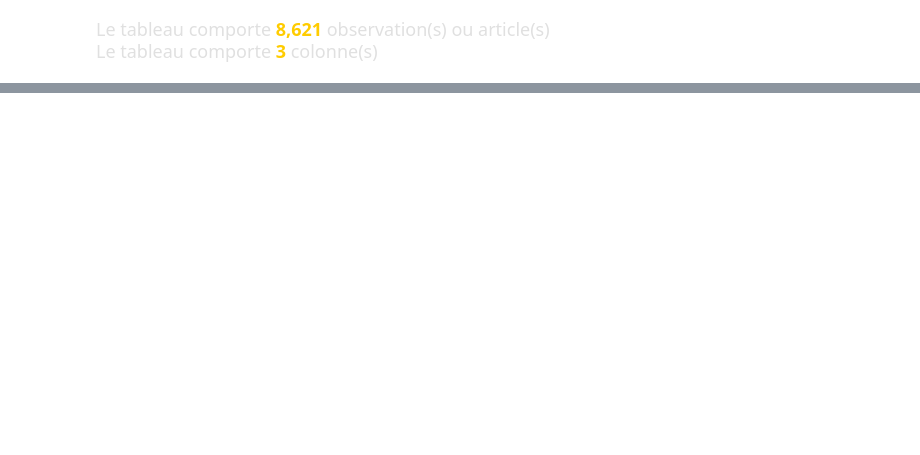
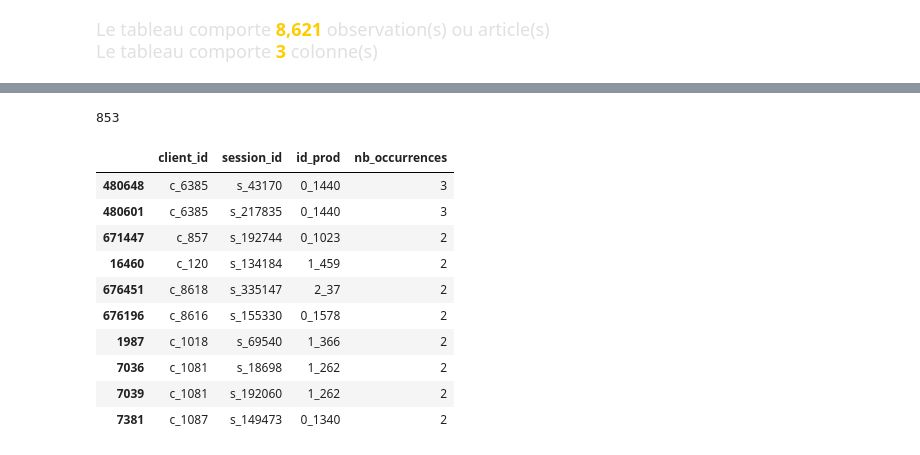
Before and after one commit to Stephane-OC/lapage, a Jupyter notebook: analyse_lapage.ipynb, the cells around one changed output, grey strips where cells are left out. Cells and saved outputs as stored; diff of their text form; code cells hidden in the pictures; blank space fills up the shorter version.

```diff
--- a/analyse_lapage.ipynb
+++ b/analyse_lapage.ipynb
@@ -492,0 +1025,10 @@ Corrélation entre 'sex' et 'birth' :
+# %%
+# Nombre d'occurrences par client / session / produit
+tx_repeat = (
+    transactions
+    .groupby(["client_id", "session_id", "id_prod"])
+    .size()
+    .reset_index(name="nb_occurrences")
+)
+
+tx_repeat.describe()
@@ -492,0 +1045,27 @@ Corrélation entre 'sex' et 'birth' :
+# %%
+# Identification des cas où un même produit est acheté plusieurs fois
+# par un même client au sein d'une même session.
+# Objectif : distinguer les doublons techniques des achats multiples légitimes.
+
+multi_buy = tx_repeat[tx_repeat["nb_occurrences"] > 1]
+multi_buy.shape[0]
+# %% [output]
+853
+# %%
+# Exploration des cas les plus fréquents d’achats multiples
+# afin de vérifier s’il s’agit de comportements plausibles.
+# Extraction des cas où nb_occurrences > 1 (achats répétés dans une même session)
+
+multi_buy.sort_values("nb_occurrences", ascending=False).head(10)
+# %% [output]
+|  | client_id | session_id | id_prod | nb_occurrences |
+| 480648 | c_6385 | s_43170 | 0_1440 | 3 |
+| 480601 | c_6385 | s_217835 | 0_1440 | 3 |
+| 671447 | c_857 | s_192744 | 0_1023 | 2 |
+| 16460 | c_120 | s_134184 | 1_459 | 2 |
+| 676451 | c_8618 | s_335147 | 2_37 | 2 |
+| 676196 | c_8616 | s_155330 | 0_1578 | 2 |
+| 1987 | c_1018 | s_69540 | 1_366 | 2 |
+| 7036 | c_1081 | s_18698 | 1_262 | 2 |
+| 7039 | c_1081 | s_192060 | 1_262 | 2 |
+| 7381 | c_1087 | s_149473 | 0_1340 | 2 |
```
Also changed, not shown: parts of 48 cells of this notebook.
